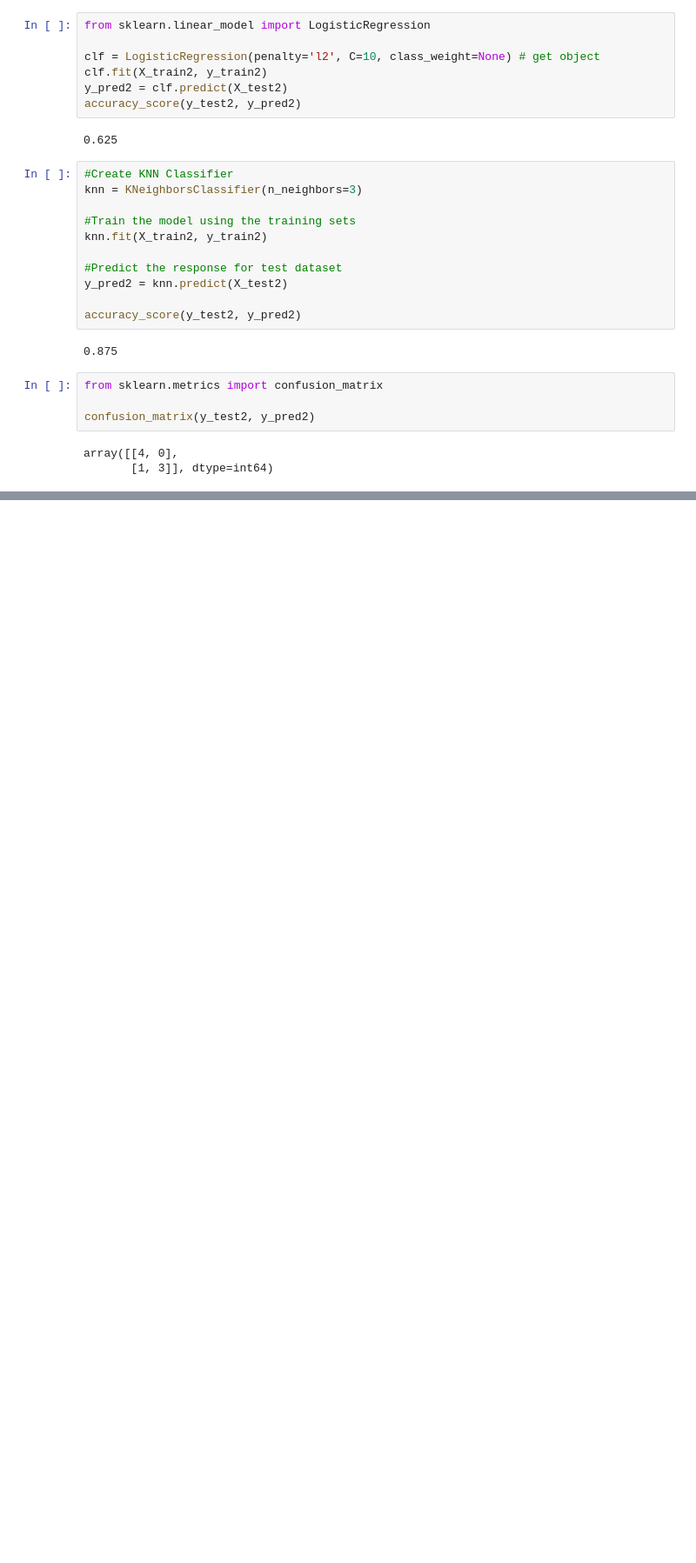
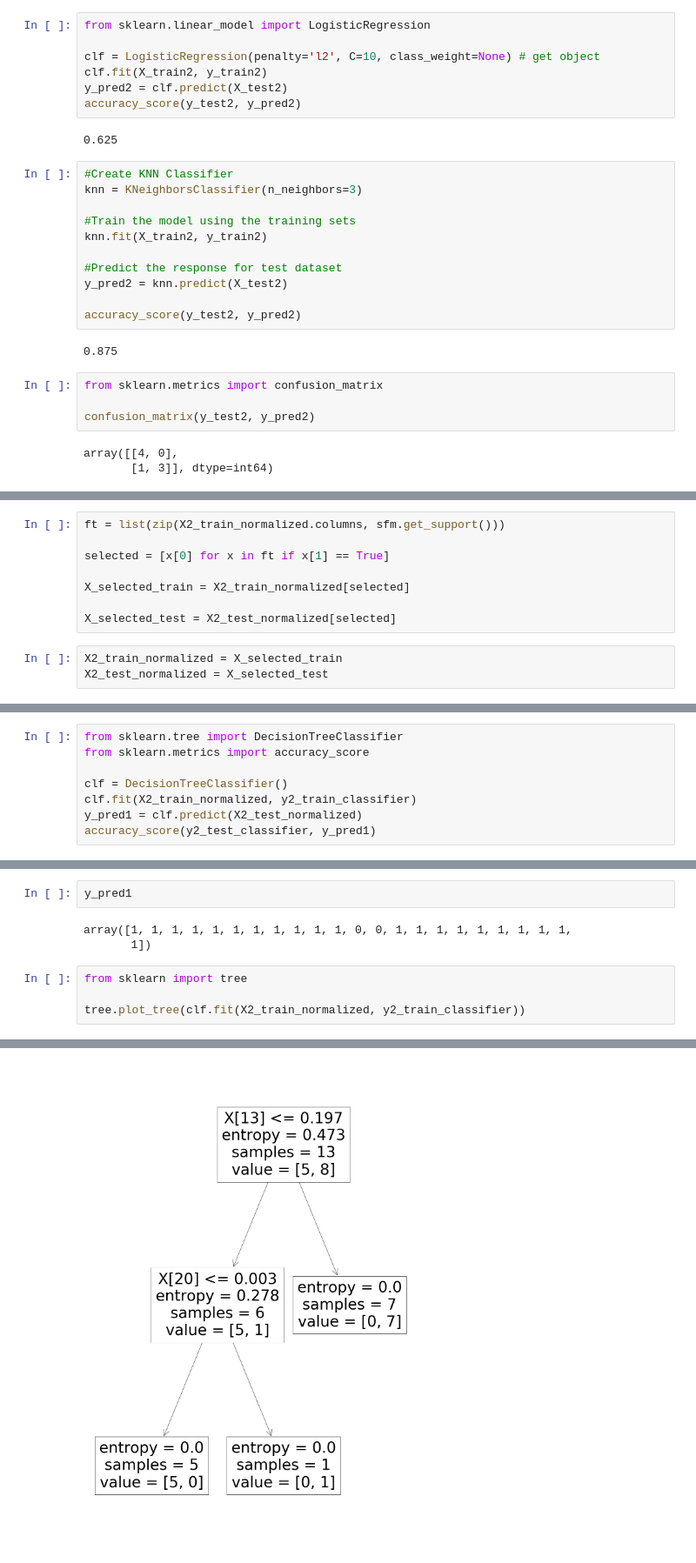
Before and after one commit to JLMarin64/Capstone, a Jupyter notebook: pregnancy_cfRNA/Capstone Exploratory Analysis2.ipynb, the cells around one changed output, grey strips where cells are left out. Shown: that part at 87% size. Saved outputs shown, nothing was run; the diff lists cells and outputs as text; blank space fills up the shorter version.

```diff
--- a/pregnancy_cfRNA/Capstone Exploratory Analysis2.ipynb
+++ b/pregnancy_cfRNA/Capstone Exploratory Analysis2.ipynb
@@ -371,0 +487,11 @@ array([[4, 0],
+# %%
+ft = list(zip(X2_train_normalized.columns, sfm.get_support()))
+
+selected = [x[0] for x in ft if x[1] == True]
+
+X_selected_train = X2_train_normalized[selected]
+
+X_selected_test = X2_test_normalized[selected]
+# %%
+X2_train_normalized = X_selected_train
+X2_test_normalized = X_selected_test
@@ -371,0 +523,8 @@ array([[4, 0],
+# %%
+from sklearn.tree import DecisionTreeClassifier
+from sklearn.metrics import accuracy_score
+
+clf = DecisionTreeClassifier()
+clf.fit(X2_train_normalized, y2_train_classifier)
+y_pred1 = clf.predict(X2_test_normalized)
+accuracy_score(y2_test_classifier, y_pred1)
@@ -371,0 +553,10 @@ array([[4, 0],
+# %%
+y_pred1
+# %% [output]
+array([1, 1, 1, 1, 1, 1, 1, 1, 1, 1, 1, 0, 0, 1, 1, 1, 1, 1, 1, 1, 1, 1,
+       1])
+# %%
+from sklearn import tree
+
+tree.plot_tree(clf.fit(X2_train_normalized, y2_train_classifier))
+# %% [output]
@@ -371,0 +568 @@ array([[4, 0],
+[figure, added]
```
Also changed, not shown: parts of 57 cells of this notebook, 4 other files.
